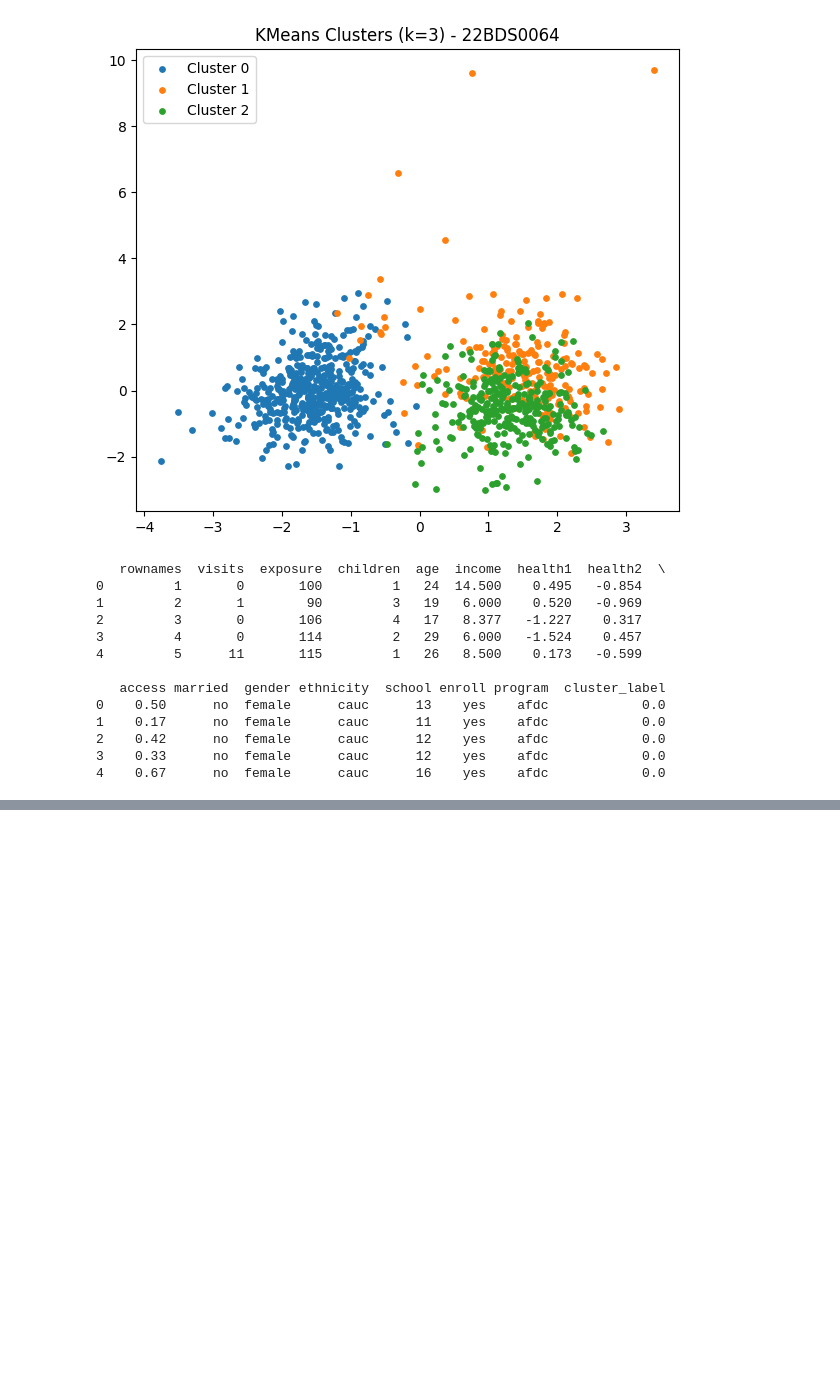
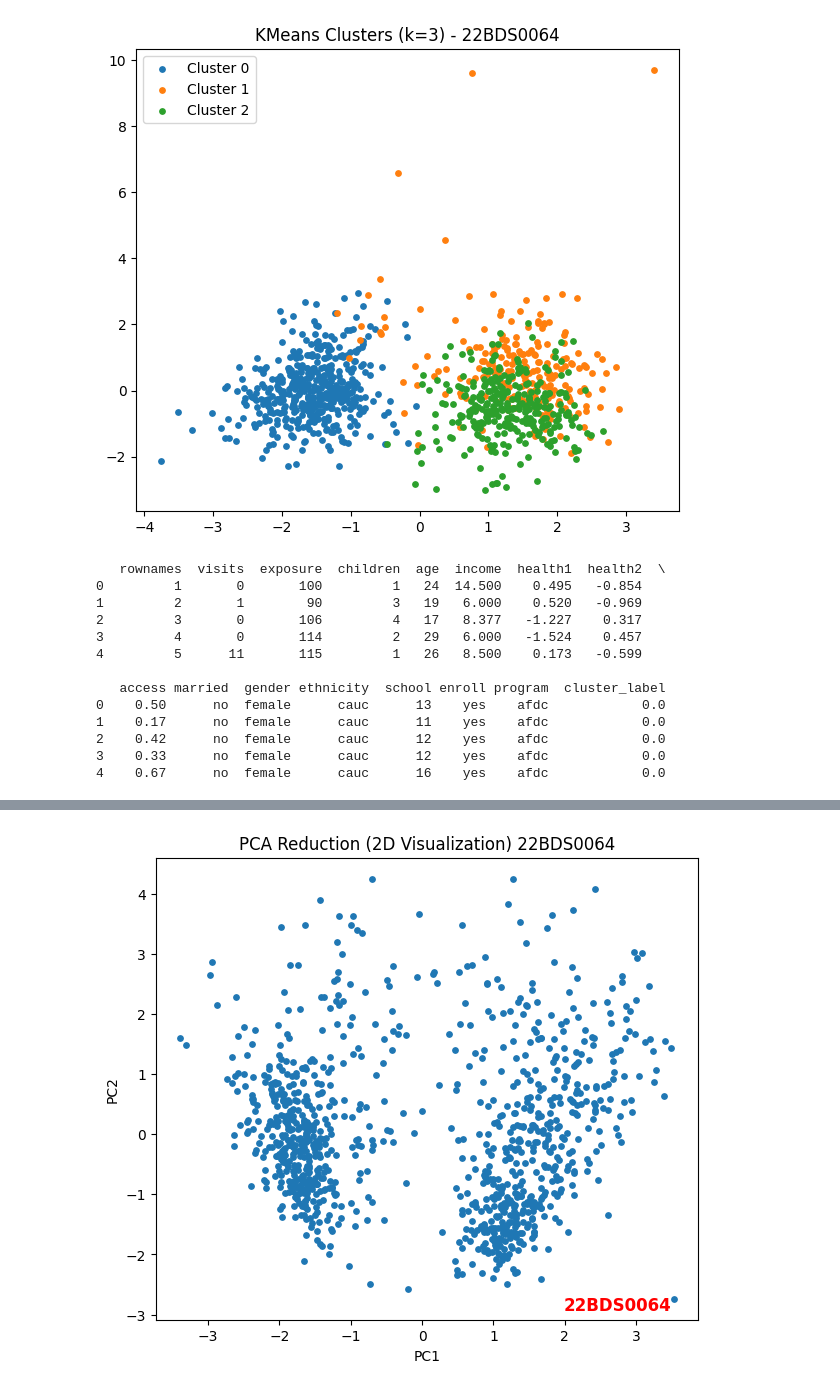
Before and after one commit to devansh391k/22BDS0064, a Jupyter notebook: 22BDS0064.ipynb, the cells around one changed output, grey strips where cells are left out. Drawn from its saved outputs; the diff is of its cells as text; code cells hidden in the pictures; blank space fills up the shorter version.

```diff
--- a/22BDS0064.ipynb
+++ b/22BDS0064.ipynb
@@ -670,0 +690,25 @@ if len(numeric_cols) >= 2:
+# %%
+from sklearn.preprocessing import StandardScaler
+
+scaler = StandardScaler()
+X_scaled = scaler.fit_transform(X)
+# %%
+from sklearn.decomposition import PCA
+import matplotlib.pyplot as plt
+
+pca = PCA(n_components=2)
+pca_data = pca.fit_transform(X_scaled)
+
+plt.figure(figsize=(7,6))
+plt.scatter(pca_data[:,0], pca_data[:,1], s=15)
+plt.title("PCA Reduction (2D Visualization) 22BDS0064")
+plt.xlabel("PC1")
+plt.ylabel("PC2")
+
+# ADD REGISTRATION NUMBER
+plt.text(0.95, 0.02, "22BDS0064", transform=plt.gca().transAxes,
+         fontsize=12, color="red", fontweight="bold", ha="right")
+
+plt.show()
+# %% [output]
+[figure, added]
```
Also changed, not shown: parts of 9 cells of this notebook.
